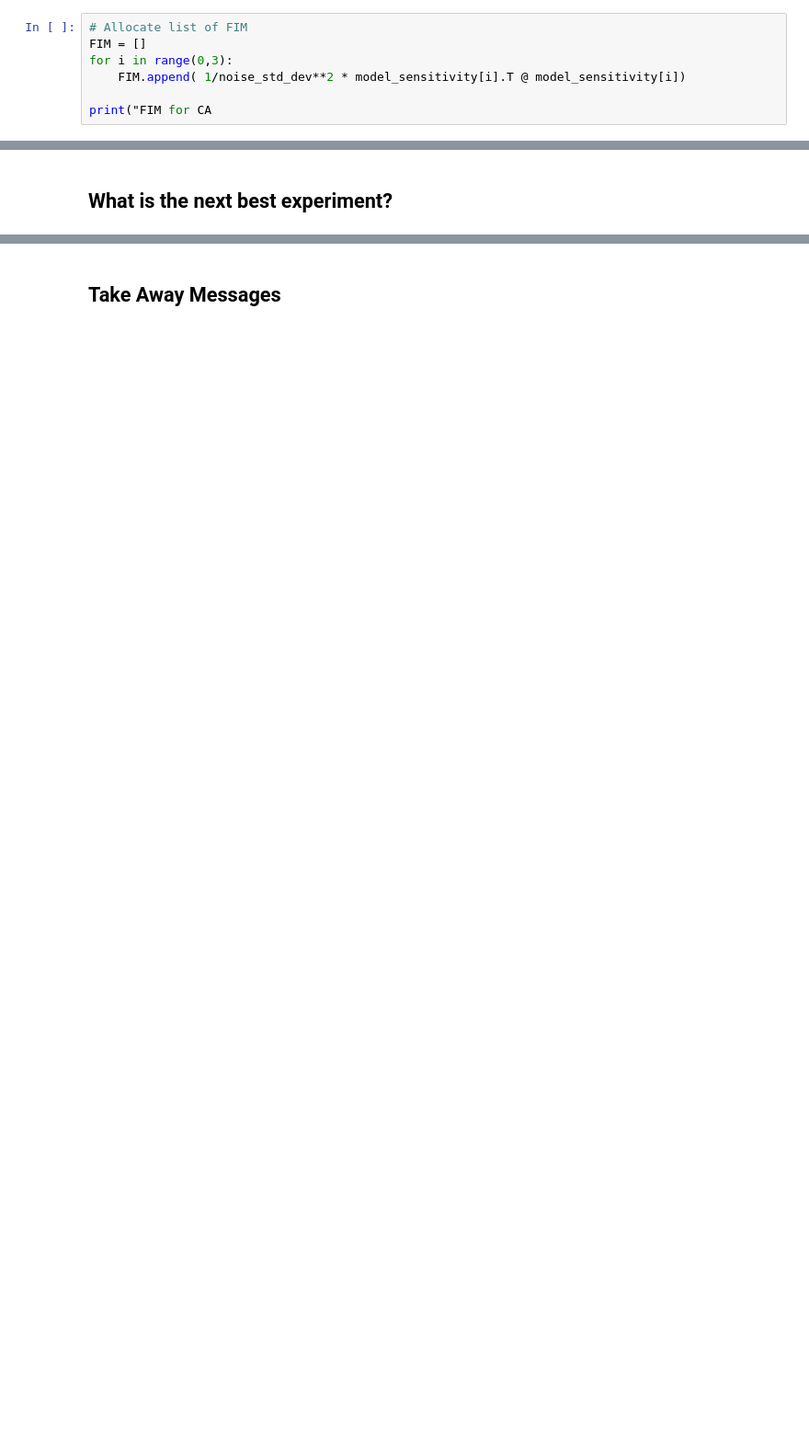
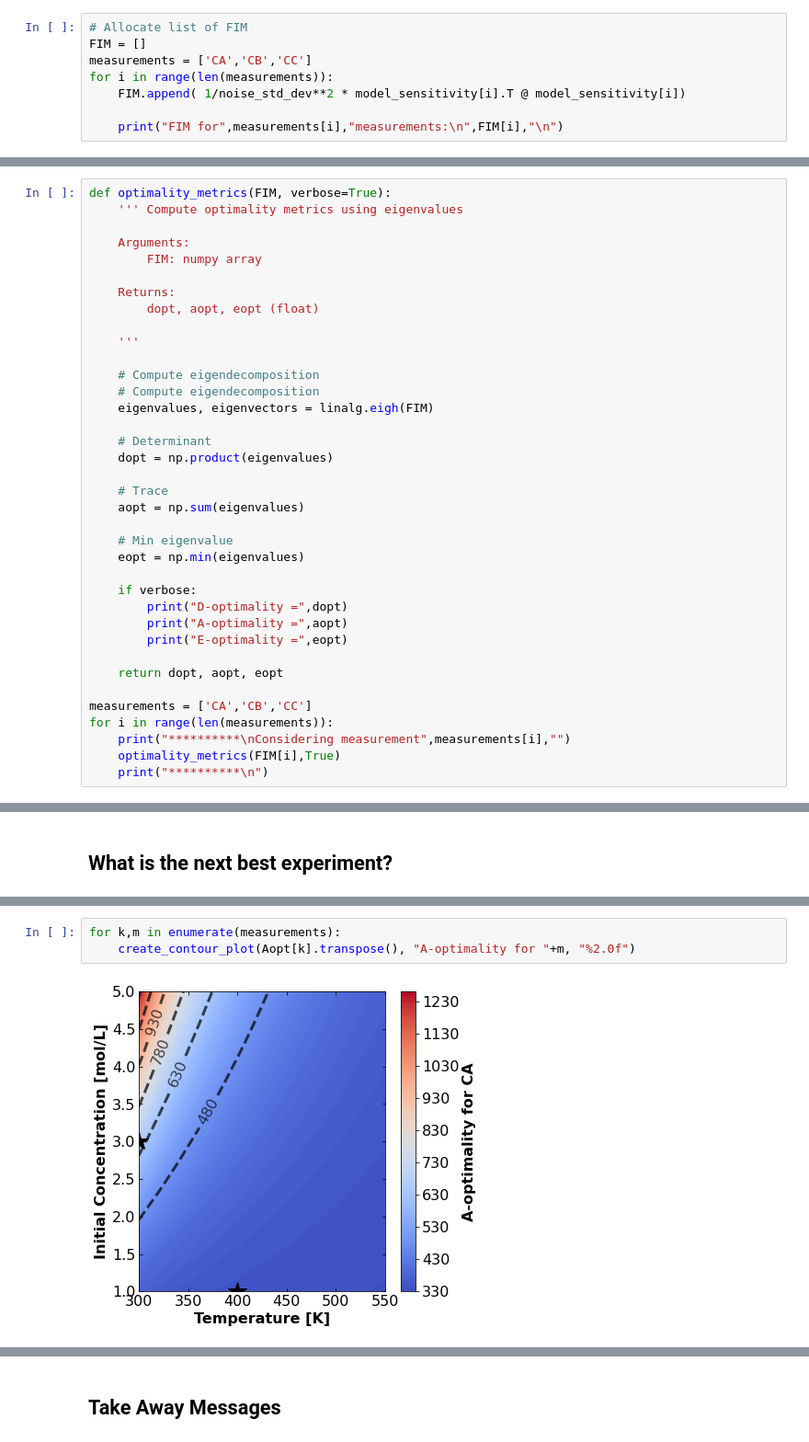
Before and after one commit to ndcbe/data-and-computing, a Jupyter notebook: notebooks/16-dev/Reaction-MBDoE.ipynb, the cells around one changed output, grey strips where cells are left out. Shown at 92% size. Drawn from its saved outputs; the diff is of its cells as text; blank space fills up the shorter version.

```diff
--- a/notebooks/16-dev/Reaction-MBDoE.ipynb
+++ b/notebooks/16-dev/Reaction-MBDoE.ipynb
@@ -562,7 +581,8 @@ $$
 # %%
 # Allocate list of FIM
 FIM = []
-for i in range(0,3):
+measurements = ['CA','CB','CC']
+for i in range(len(measurements)):
     FIM.append( 1/noise_std_dev**2 * model_sensitivity[i].T @ model_sensitivity[i])
 
-print("FIM for CA
+    print("FIM for",measurements[i],"measurements:\n",FIM[i],"\n")
@@ -568,0 +647,37 @@ print("FIM for CA
+# %%
+def optimality_metrics(FIM, verbose=True):
+    ''' Compute optimality metrics using eigenvalues
+
+    Arguments:
+        FIM: numpy array
+
+    Returns:
+        dopt, aopt, eopt (float)
+
+    '''
+
+    # Compute eigendecomposition
+    # Compute eigendecomposition
+    eigenvalues, eigenvectors = linalg.eigh(FIM)
+
+    # Determinant
+    dopt = np.product(eigenvalues)
+
+    # Trace
+    aopt = np.sum(eigenvalues)
+
+    # Min eigenvalue
+    eopt = np.min(eigenvalues)
+
+    if verbose:
+        print("D-optimality =",dopt)
+        print("A-optimality =",aopt)
+        print("E-optimality =",eopt)
+
+    return dopt, aopt, eopt
+
+measurements = ['CA','CB','CC']
+for i in range(len(measurements)):
+    print("**********\nConsidering measurement",measurements[i],"")
+    optimality_metrics(FIM[i],True)
+    print("**********\n")
@@ -572,0 +822,5 @@ print("FIM for CA
+# %%
+for k,m in enumerate(measurements):
+    create_contour_plot(Aopt[k].transpose(), "A-optimality for "+m, "%2.0f")
+# %% [output]
+[figure, added]
```
Also changed, not shown: parts of 62 cells of this notebook.
